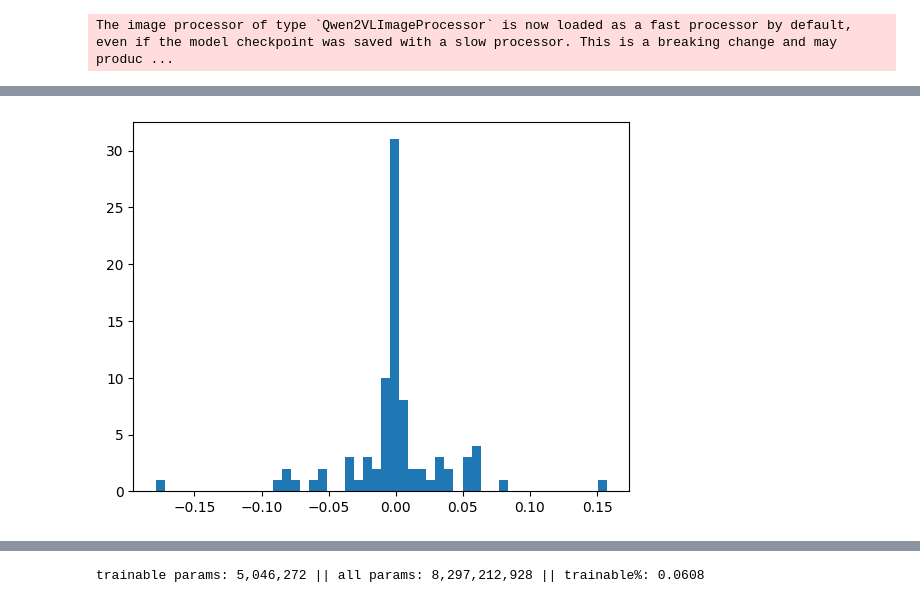
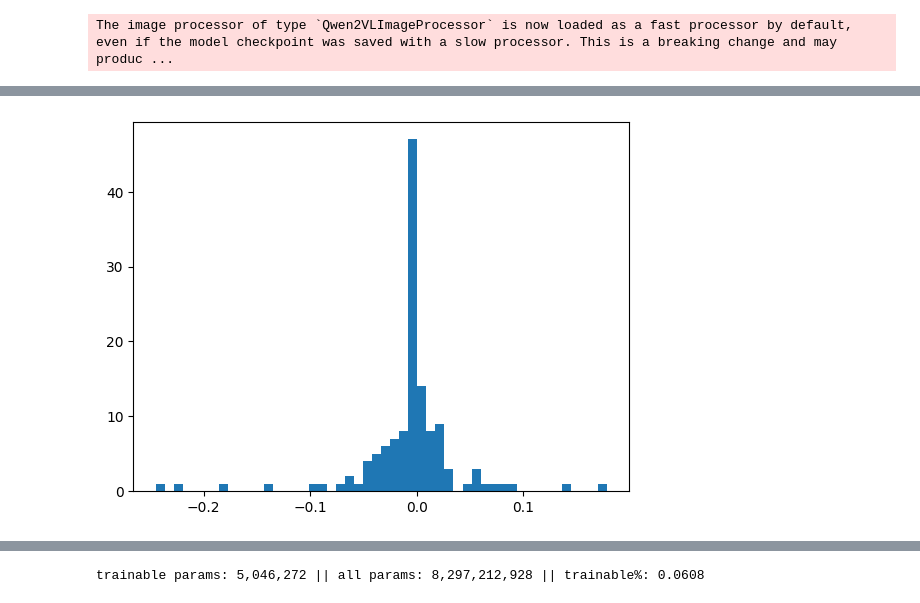
Before and after one commit to TobiasNorlund/ui-rl, a Jupyter notebook: ui_rl/train.ipynb, the cells around one changed output, grey strips where cells are left out. Saved outputs shown, nothing was run; the diff lists cells and outputs as text; code cells hidden in the pictures.

Commit message:
Getting ready for training

```diff
--- a/ui_rl/train.ipynb
+++ b/ui_rl/train.ipynb
@@ -27,5 +29,5 @@ lora_config = LoraConfig(
 
 model = get_peft_model(model, lora_config)
 # %%
-#model.train()
-model.eval()
+model = model.train()
+#model.eval()
@@ -64,3 +88,6 @@ for message in messages:
 # %%
-messages
+rows = [preprocess(messages) for messages in completions]
+ds = Dataset.from_list(rows)
+ds.set_format(type="torch")
+ds
 # %% [output]
@@ -110,20 +112,5 @@ torch.Size([1, 3266])
 # %%
-#from torch.profiler import profile, ProfilerActivity
+inputs = ds[0]
+inputs = {k: v.to("cuda") for k, v in inputs.items() if isinstance(v, torch.Tensor)}
 
-# 1. Enable memory profiling and capture the forward pass
-#with profile(activities=[
-#        ProfilerActivity.CPU,
-#        ProfilerActivity.CUDA],
-#    profile_memory=True,
-#    record_shapes=True) as prof:
-
-    # Run your problematic forward pass here
-    # Ensure your model and input tensors are on the GPU
-    #with torch.no_grad():
 output = model(reduction="none", **inputs)
-
-# 2. Print a table summarizing the CUDA memory events
-#print(prof.key_averages().table(sort_by="cuda_memory_usage", row_limit=15))
-
-# 3. Optional: Export for a visual timeline (see Step 2)
-# prof.export_chrome_trace("trace.json")
@@ -138,5 +117,18 @@ completion_loss = output.loss[start_idx:]
 # %%
+completion_idx = 0
+
 ref_tokens = [ref_token['token'] for ref_token in rollout["completions"][completion_idx]["logprobs"]]
 ref_logprobs = [ref_token['logprob'] for ref_token in rollout["completions"][completion_idx]["logprobs"]]
-print("\n".join(f"{token_id}\t{processor.tokenizer.decode([token_id]).__repr__()}\t{ref_token}\t{-ref_logprob}\t{loss}" for token_id, ref_token, ref_logprob, loss in zip(completion_tokens, ref_tokens, ref_logprobs, completion_loss, )))
+
+span = find_assistant_spans(inputs["input_ids"][0].tolist())[-1]
+
+completion_tokens = inputs["input_ids"][0][span[0]:span[1]+1]
+completion_loss = output.loss[span[0]-1:span[1]]
+
+data = [
+    (token_id, processor.tokenizer.decode([token_id]).__repr__(), ref_token.__repr__(), -ref_logprob, loss, loss+ref_logprob)
+    for token_id, ref_token, ref_logprob, loss in zip(completion_tokens, ref_tokens, ref_logprobs, completion_loss)
+]
+
+print(tabulate(data, headers=["Token ID", "Decoded token", "Ref token", "Ref neg logprob", "loss", "Diff"]))
 # %% [output]
@@ -160,12 +154,12 @@ print("\n".join(f"{token_id}\t{processor.tokenizer.decode([token_id]).__repr__()
 # %%
 import matplotlib.pyplot as plt
 import numpy as np
 
 ref_neg_logprobs = -np.array(ref_logprobs)
-completion_loss_np = completion_loss.cpu().detach().numpy()[:-2]
+completion_loss_np = completion_loss.cpu().detach().numpy()
 
 #print(completion_loss_np)
 
 _ = plt.hist(completion_loss_np-ref_neg_logprobs, bins=50)
 # %% [output]
-[figure, old version]
+[figure, new version]
```
Also changed, not shown: parts of 15 cells of this notebook, 2 other files.
